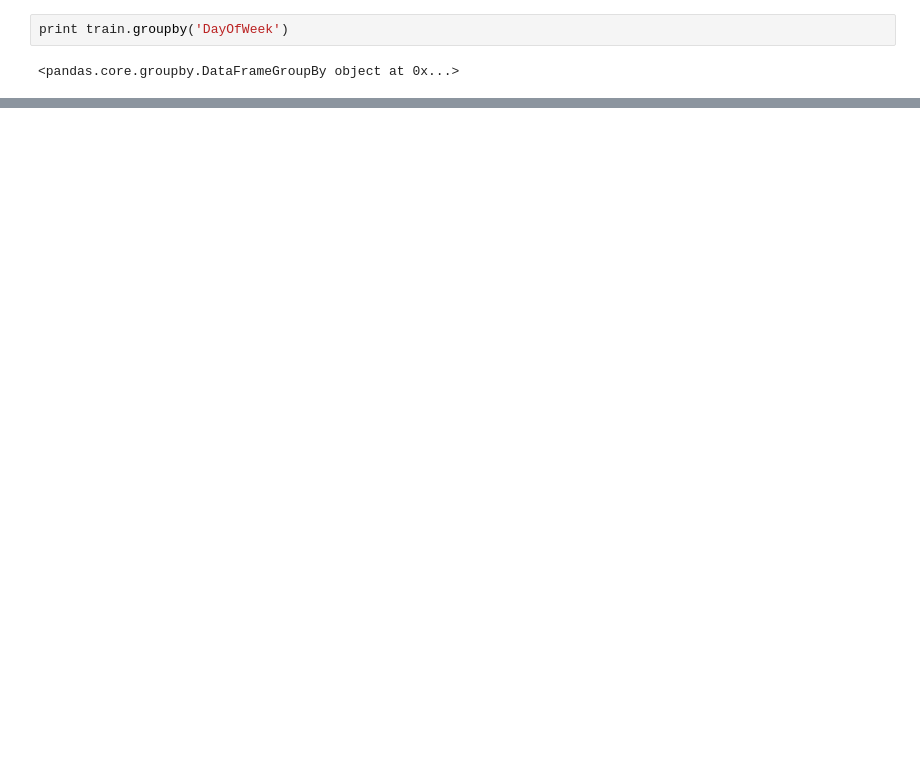
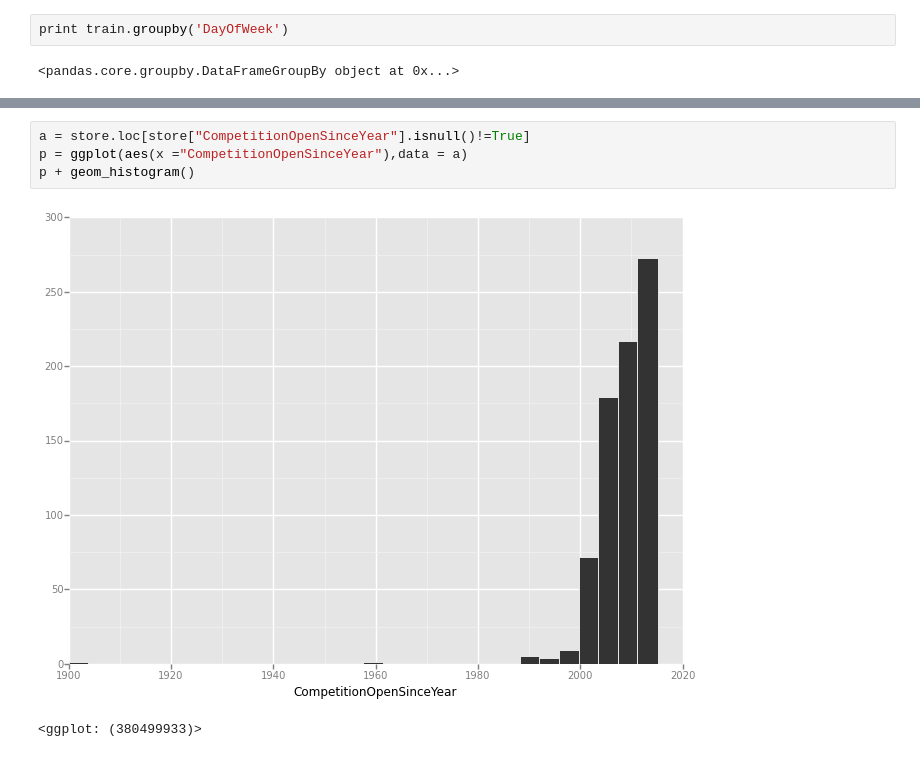
Before and after one commit to debugger06/Kaggle, a Jupyter notebook: rossmann/Untitled0.ipynb, the cells around one changed output, grey strips where cells are left out. Drawn from its saved outputs; the diff is of its cells as text; blank space fills up the shorter version.

```diff
--- a/rossmann/Untitled0.ipynb
+++ b/rossmann/Untitled0.ipynb
@@ -308,0 +365,7 @@ print train.groupby('DayOfWeek')
+# %%
+a = store.loc[store["CompetitionOpenSinceYear"].isnull()!=True]
+p = ggplot(aes(x ="CompetitionOpenSinceYear"),data = a)
+p + geom_histogram()
+# %% [output]
+[figure, added]
+<ggplot: (380499933)>
```
Also changed, not shown: parts of 30 cells of this notebook, 1 other file.
